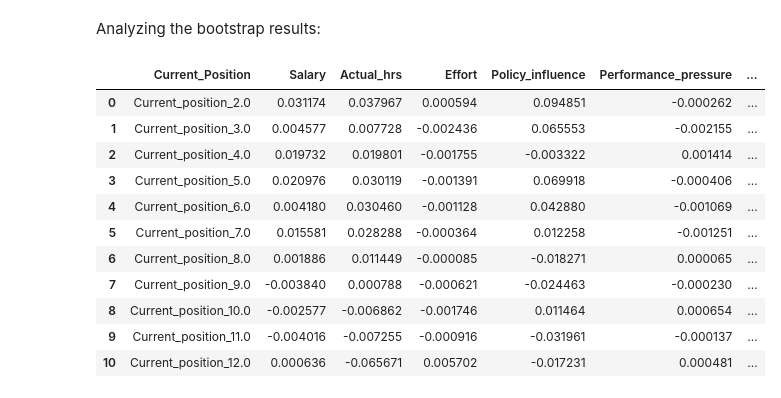
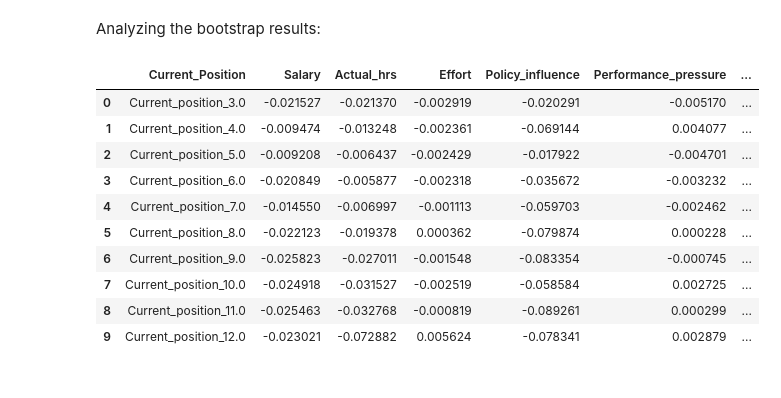
Before and after one commit to AndreiAf02/Job-Satisfaction, a Jupyter notebook: Job_Satisfaction_AT.ipynb, the cells around one changed output. Saved outputs shown, nothing was run; the diff lists cells and outputs as text; code cells hidden in the pictures.

```diff
--- a/Job_Satisfaction_AT.ipynb
+++ b/Job_Satisfaction_AT.ipynb
@@ -581,7 +654,7 @@ data_at_formatted_academic
 # %%
 ## Creating dummy variables for the categorical variables Current Position, Contract Duration, and Leadership Position:
 
-data_at_formatted_academic_w_dummies = pd.get_dummies(data_at_formatted_academic, columns = ['Current_position', 'Contract_duration', 'Leadership_position'])
+data_at_formatted_academic_w_dummies = pd.get_dummies(data_at_formatted_academic, columns = ['Current_position', 'Contract_duration', 'Leadership_position'], drop_first=True)
 
 data_at_formatted_academic_w_dummies = data_at_formatted_academic_w_dummies.dropna().reset_index(drop=True)
 
@@ -983,43 +1061,54 @@ bootstrap_path_values.to_csv('AT_bootstrap_path_values.csv')
 # %% [markdown]
 Analyzing the bootstrap results:
 # %%
-mean_results = pd.DataFrame(columns = ['Current_Position']+Working_condition_cols)
-stdev_results = pd.DataFrame(columns = ['Current_Position']+Working_condition_cols)
+mean_results = pd.DataFrame(columns = ['Current_Position']+Working_condition_cols+['Job_satisfaction'])
+stdev_results = pd.DataFrame(columns = ['Current_Position']+Working_condition_cols+['Job_satisfaction'])
 ## Calculating the number of standard deviations of the mean to determine significance:
-nr_sd_results = pd.DataFrame(columns = ['Current_Position']+Working_condition_cols)
+nr_sd_results = pd.DataFrame(columns = ['Current_Position']+Working_condition_cols+['Job_satisfaction'])
+## Performing one-sample t-test analysis to identify path significance:
+t_stat_results = pd.DataFrame(columns = ['Current_Position']+Working_condition_cols+['Job_satisfaction'])
+p_value_results = pd.DataFrame(columns = ['Current_Position']+Working_condition_cols+['Job_satisfaction'])
 
 for curr_pos in Current_position_dummy_cols:
   data = bootstrap_path_values[bootstrap_path_values['Current_position'].isin([curr_pos])].reset_index(drop=True)
   mean_vals = [curr_pos]
   stdev_vals = [curr_pos]
   nr_sd_vals = [curr_pos]
+  t_stat_vals = [curr_pos]
+  p_vals = [curr_pos]
   for col in data.iloc[:, 2:]:
     mean_vals.append(data[col].mean())
     stdev_vals.append(data[col].std())
 
     ## Calculating the number of standard deviations for mean significance estimation (abs value > 2 is statistically significant):
     mean_estimate_stdev = np.sqrt(data[col].var()/len(data))
     nr_of_sd = data[col].mean()/mean_estimate_stdev
     nr_sd_vals.append(nr_of_sd)
 
+    ## Conducting the one-sample t-test for path significance:
+    t_statistic, p_value = stats.ttest_1samp(data[col], popmean=0)
+    t_stat_vals.append(t_statistic)
+    p_vals.append(p_value)
+
   mean_results.loc[len(mean_results)] = mean_vals
   stdev_results.loc[len(stdev_results)] = stdev_vals
   nr_sd_results.loc[len(nr_sd_results)] = nr_sd_vals
+  t_stat_results.loc[len(t_stat_results)] = t_stat_vals
+  p_value_results.loc[len(p_value_results)] = p_vals
 
 mean_results
 # %% [output]
 |  | Current_Position | Salary | Actual_hrs | Effort | Policy_influence | Performance_pressure | ... |
-| 0 | Current_position_2.0 | 0.031174 | 0.037967 | 0.000594 | 0.094851 | -0.000262 | ... |
-| 1 | Current_position_3.0 | 0.004577 | 0.007728 | -0.002436 | 0.065553 | -0.002155 | ... |
-| 2 | Current_position_4.0 | 0.019732 | 0.019801 | -0.001755 | -0.003322 | 0.001414 | ... |
-| 3 | Current_position_5.0 | 0.020976 | 0.030119 | -0.001391 | 0.069918 | -0.000406 | ... |
-| 4 | Current_position_6.0 | 0.004180 | 0.030460 | -0.001128 | 0.042880 | -0.001069 | ... |
-| 5 | Current_position_7.0 | 0.015581 | 0.028288 | -0.000364 | 0.012258 | -0.001251 | ... |
-| 6 | Current_position_8.0 | 0.001886 | 0.011449 | -0.000085 | -0.018271 | 0.000065 | ... |
-| 7 | Current_position_9.0 | -0.003840 | 0.000788 | -0.000621 | -0.024463 | -0.000230 | ... |
-| 8 | Current_position_10.0 | -0.002577 | -0.006862 | -0.001746 | 0.011464 | 0.000654 | ... |
-| 9 | Current_position_11.0 | -0.004016 | -0.007255 | -0.000916 | -0.031961 | -0.000137 | ... |
-| 10 | Current_position_12.0 | 0.000636 | -0.065671 | 0.005702 | -0.017231 | 0.000481 | ... |
+| 0 | Current_position_3.0 | -0.021527 | -0.021370 | -0.002919 | -0.020291 | -0.005170 | ... |
+| 1 | Current_position_4.0 | -0.009474 | -0.013248 | -0.002361 | -0.069144 | 0.004077 | ... |
+| 2 | Current_position_5.0 | -0.009208 | -0.006437 | -0.002429 | -0.017922 | -0.004701 | ... |
+| 3 | Current_position_6.0 | -0.020849 | -0.005877 | -0.002318 | -0.035672 | -0.003232 | ... |
+| 4 | Current_position_7.0 | -0.014550 | -0.006997 | -0.001113 | -0.059703 | -0.002462 | ... |
+| 5 | Current_position_8.0 | -0.022123 | -0.019378 | 0.000362 | -0.079874 | 0.000228 | ... |
+| 6 | Current_position_9.0 | -0.025823 | -0.027011 | -0.001548 | -0.083354 | -0.000745 | ... |
+| 7 | Current_position_10.0 | -0.024918 | -0.031527 | -0.002519 | -0.058584 | 0.002725 | ... |
+| 8 | Current_position_11.0 | -0.025463 | -0.032768 | -0.000819 | -0.089261 | 0.000299 | ... |
+| 9 | Current_position_12.0 | -0.023021 | -0.072882 | 0.005624 | -0.078341 | 0.002879 | ... |
 # %%
 stdev_results
 # %% [output]
```
Also changed, not shown: parts of 20 cells of this notebook.
